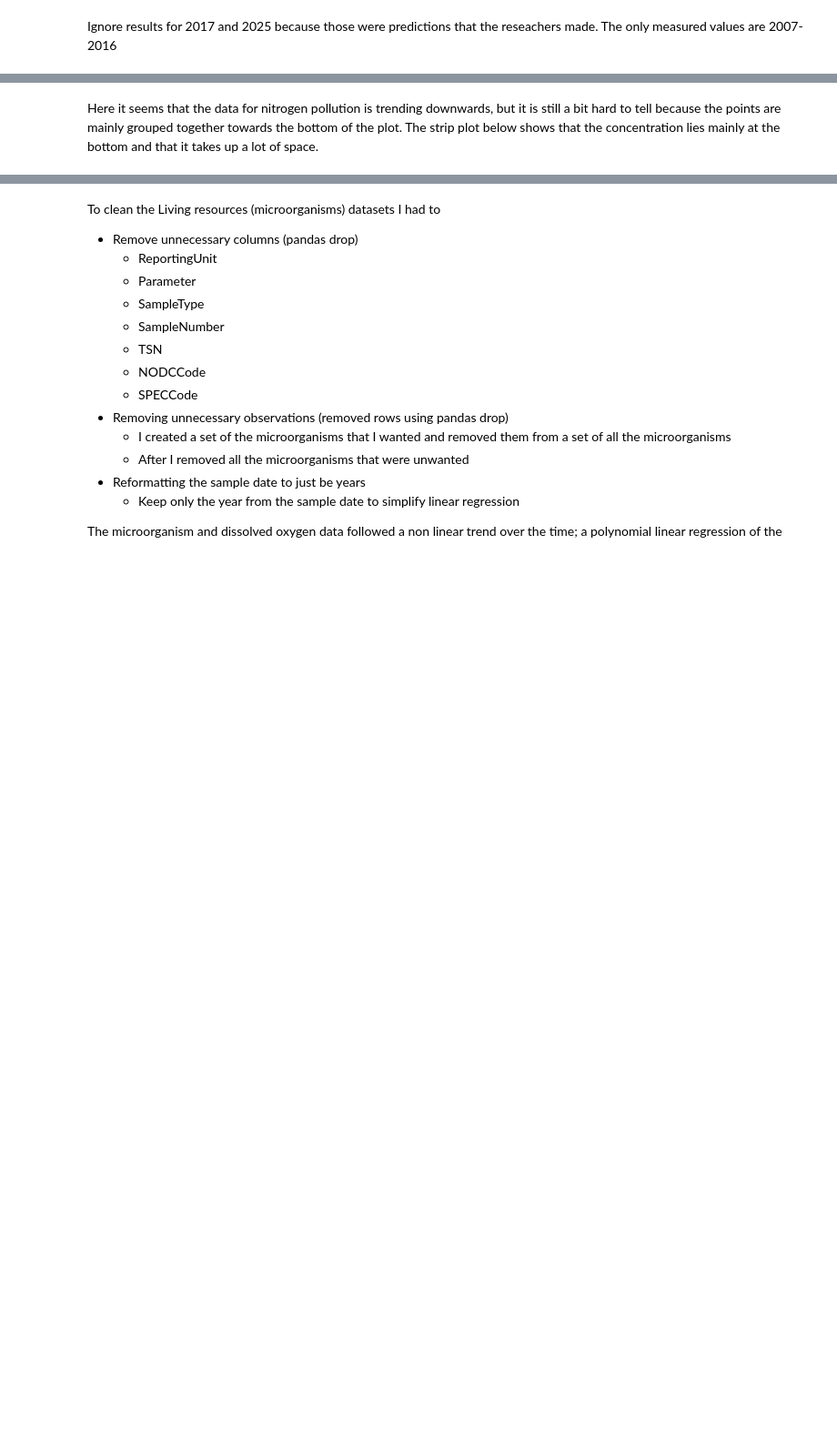
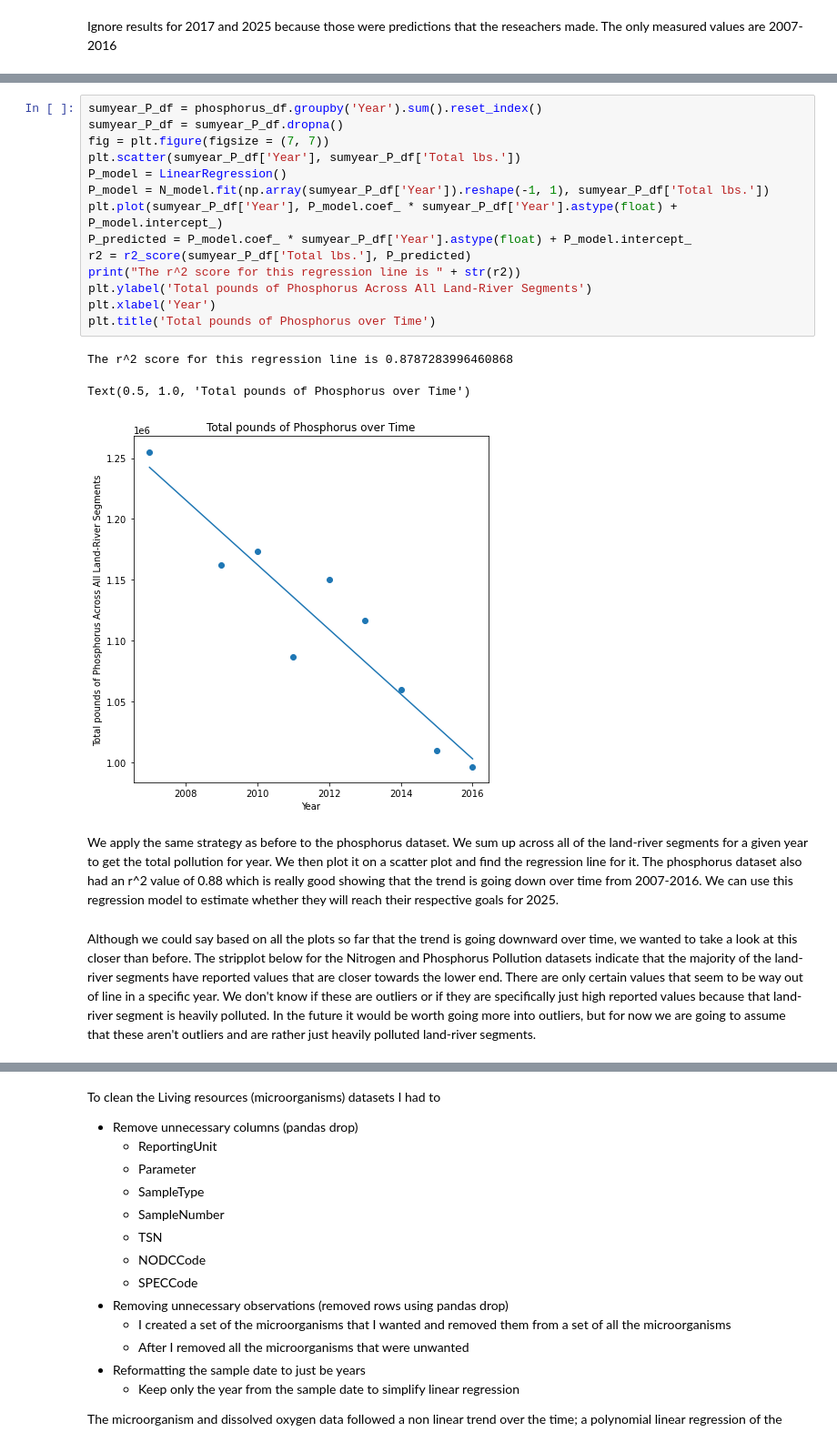
Before and after one commit to type1larosa3/CMSC320-Final-Tutorial, a Jupyter notebook: Tutorial_final.ipynb, the cells around one changed output, grey strips where cells are left out. Shown at 91% size. Saved outputs shown, nothing was run; the diff lists cells and outputs as text; blank space fills up the shorter version.

```diff
--- a/Tutorial_final.ipynb
+++ b/Tutorial_final.ipynb
@@ -131,3 +157,23 @@ Text(0, 0.5, 'Total lbs.')
+# %%
+sumyear_P_df = phosphorus_df.groupby('Year').sum().reset_index()
+sumyear_P_df = sumyear_P_df.dropna()
+fig = plt.figure(figsize = (7, 7))
+plt.scatter(sumyear_P_df['Year'], sumyear_P_df['Total lbs.'])
+P_model = LinearRegression()
+P_model = N_model.fit(np.array(sumyear_P_df['Year']).reshape(-1, 1), sumyear_P_df['Total lbs.'])
+plt.plot(sumyear_P_df['Year'], P_model.coef_ * sumyear_P_df['Year'].astype(float) + P_model.intercept_)
+P_predicted = P_model.coef_ * sumyear_P_df['Year'].astype(float) + P_model.intercept_
+r2 = r2_score(sumyear_P_df['Total lbs.'], P_predicted)
+print("The r^2 score for this regression line is " + str(r2))
+plt.ylabel('Total pounds of Phosphorus Across All Land-River Segments')
+plt.xlabel('Year')
+plt.title('Total pounds of Phosphorus over Time')
+# %% [output]
+The r^2 score for this regression line is 0.8787283996460868
+Text(0.5, 1.0, 'Total pounds of Phosphorus over Time')
+[figure, added]
+# %% [markdown]
+We apply the same strategy as before to the phosphorus dataset. We sum up across all of the land-river segments for a given year to get the total pollution for year. We then plot it on a scatter plot and find the regression line for it. The phosphorus dataset also had an r^2 value of 0.88 which is really good showing that the trend is going down over time from 2007-2016. We can use this regression model to estimate whether they will reach their respective goals for 2025.
 # %% [markdown]
-Here it seems that the data for nitrogen pollution is trending downwards, but it is still a bit hard to tell because the points are mainly grouped together towards the bottom of the plot. The strip plot below shows that the concentration lies mainly at the bottom and that it takes up a lot of space.
+Although we could say based on all the plots so far that the trend is going downward over time, we wanted to take a look at this closer than before. The stripplot below for the Nitrogen and Phosphorus Pollution datasets indicate that the majority of the land-river segments have reported values that are closer towards the lower end. There are only certain values that seem to be way out of line in a specific year. We don't know if these are outliers or if they are specifically just high reported values because that land-river segment is heavily polluted. In the future it would be worth going more into outliers, but for now we are going to assume that these aren't outliers and are rather just heavily polluted land-river segments.
 # %%
```
Also changed, not shown: parts of 20 cells of this notebook.
